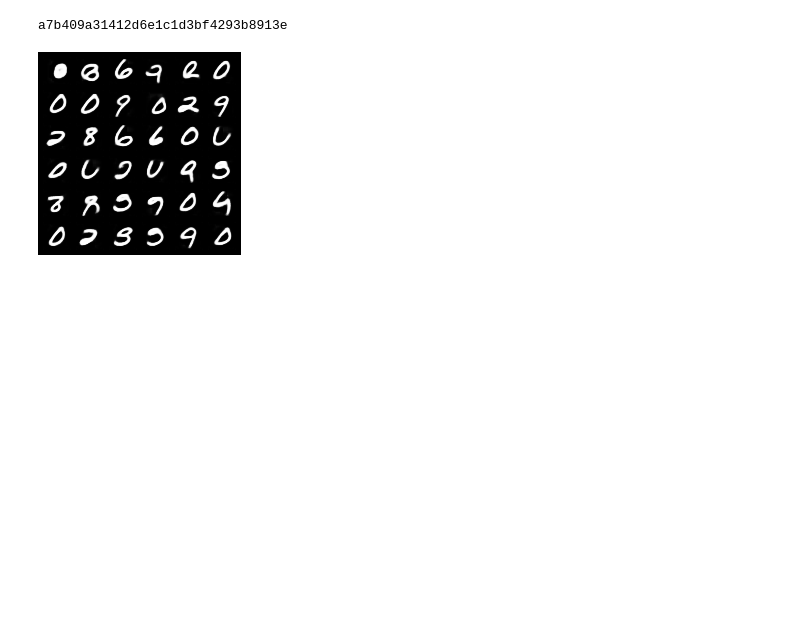
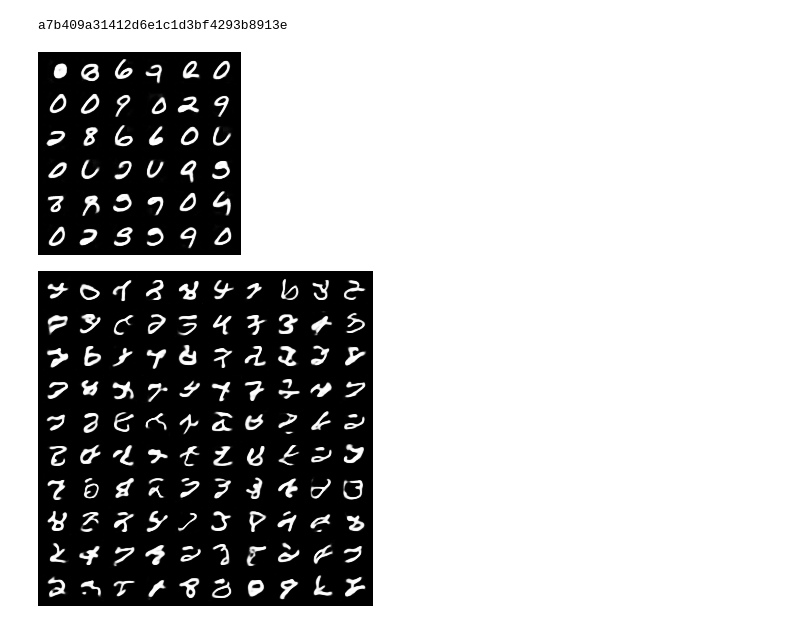
Before and after one commit to mehdidc/out_of_class, a Jupyter notebook: ae/ipynb/analysis.ipynb, the cells around one changed output. Cells and saved outputs as stored; diff of their text form; code cells hidden in the pictures; blank space fills up the shorter version.

```diff
--- a/ae/ipynb/analysis.ipynb
+++ b/ae/ipynb/analysis.ipynb
@@ -161,3 +161,7 @@ be2e26393791528eb57f2cfcb4569f59
 [figure]
 a7b409a31412d6e1c1d3bf4293b8913e
 [figure]
+# %%
+show_one('93796d92288367753127039b1bc8bb9f')
+# %% [output]
+[figure, added]
```
Also changed, not shown: parts of 1 cell of this notebook, 2 other files.
